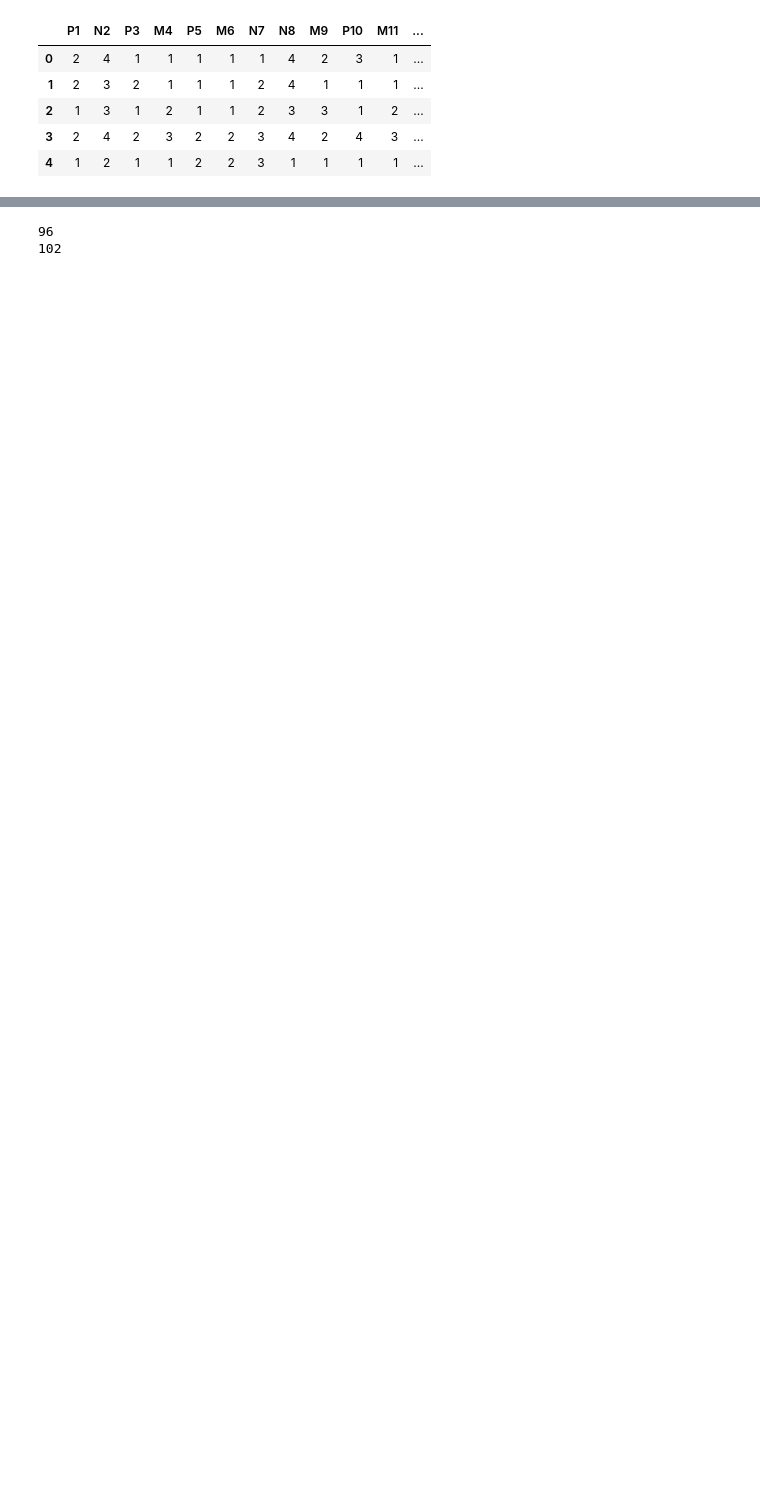
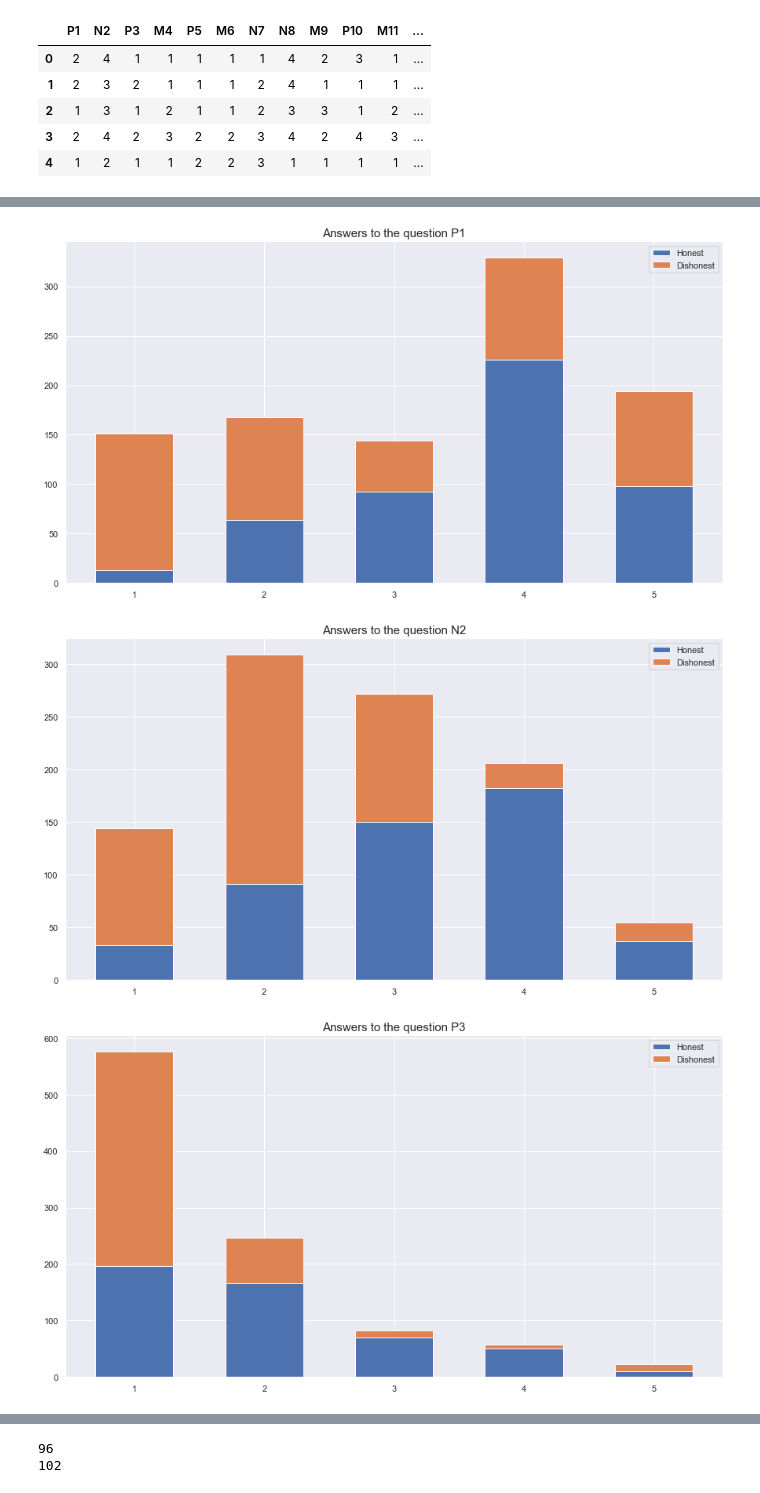
Before and after one commit to noran9/cbsd, a Jupyter notebook: preprocessing_and_accuracy.ipynb, the cells around one changed output, grey strips where cells are left out. Cells and saved outputs as stored; diff of their text form; code cells hidden in the pictures; blank space fills up the shorter version.

```diff
--- a/preprocessing_and_accuracy.ipynb
+++ b/preprocessing_and_accuracy.ipynb
@@ -65,0 +71,14 @@ The is_first_col function was deprecated in Matplotlib 3.4 and will be removed t
+# %%
+for elem in df:
+    if elem != 'CONDITION':
+        plt.rcParams["figure.figsize"] = (15,8)
+        plt.title('Answers to the question {}'.format(elem), size=15)
+        plt.bar(range(1, 6), df1.groupby(elem).size(), width=0.6, label='Honest')
+        plt.bar(range(1, 6), df2.groupby(elem).size(),
+                bottom=df1.groupby(elem).size(), width=0.6, label='Dishonest')
+        plt.legend()
+        plt.show()
+# %% [output]
+[figure, added]
+[figure, added]
+[figure, added]
```
Also changed, not shown: parts of 19 cells of this notebook.
